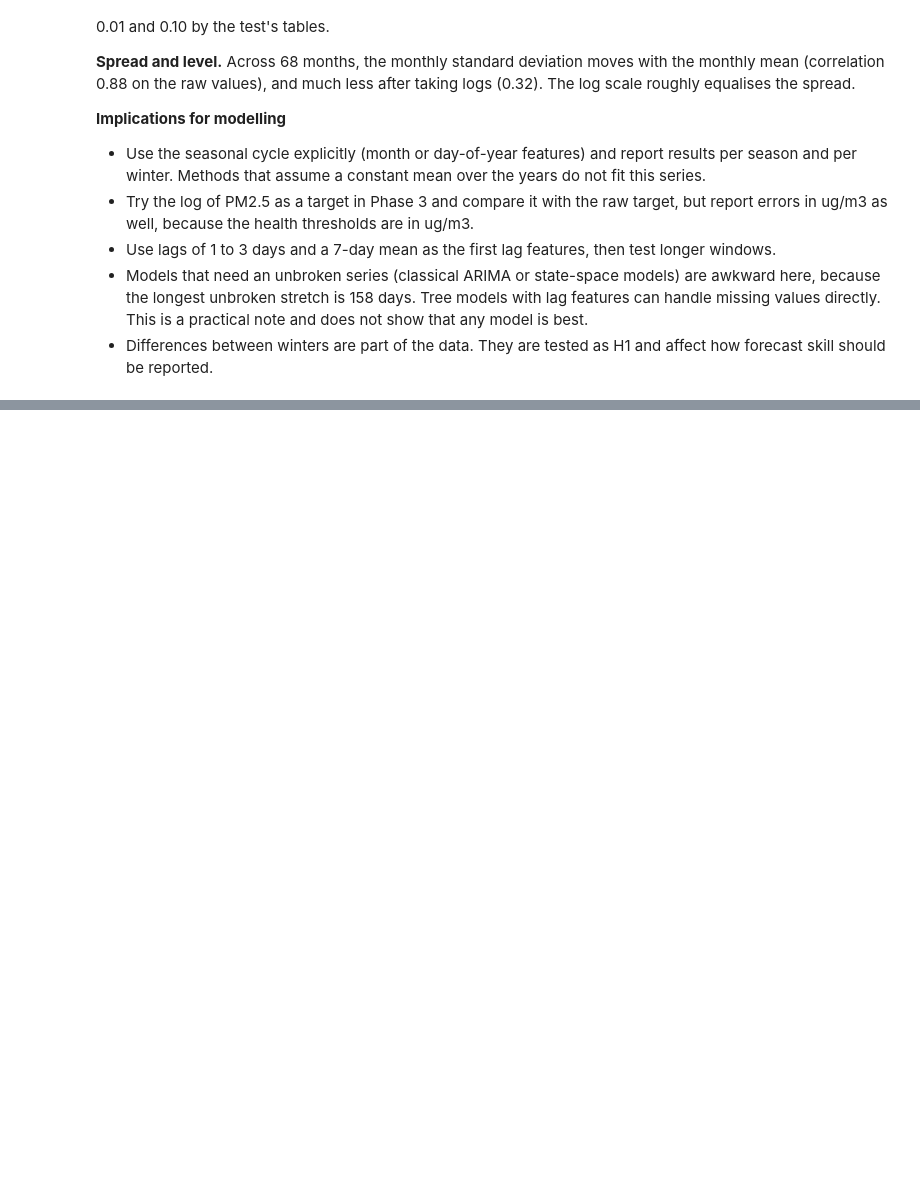
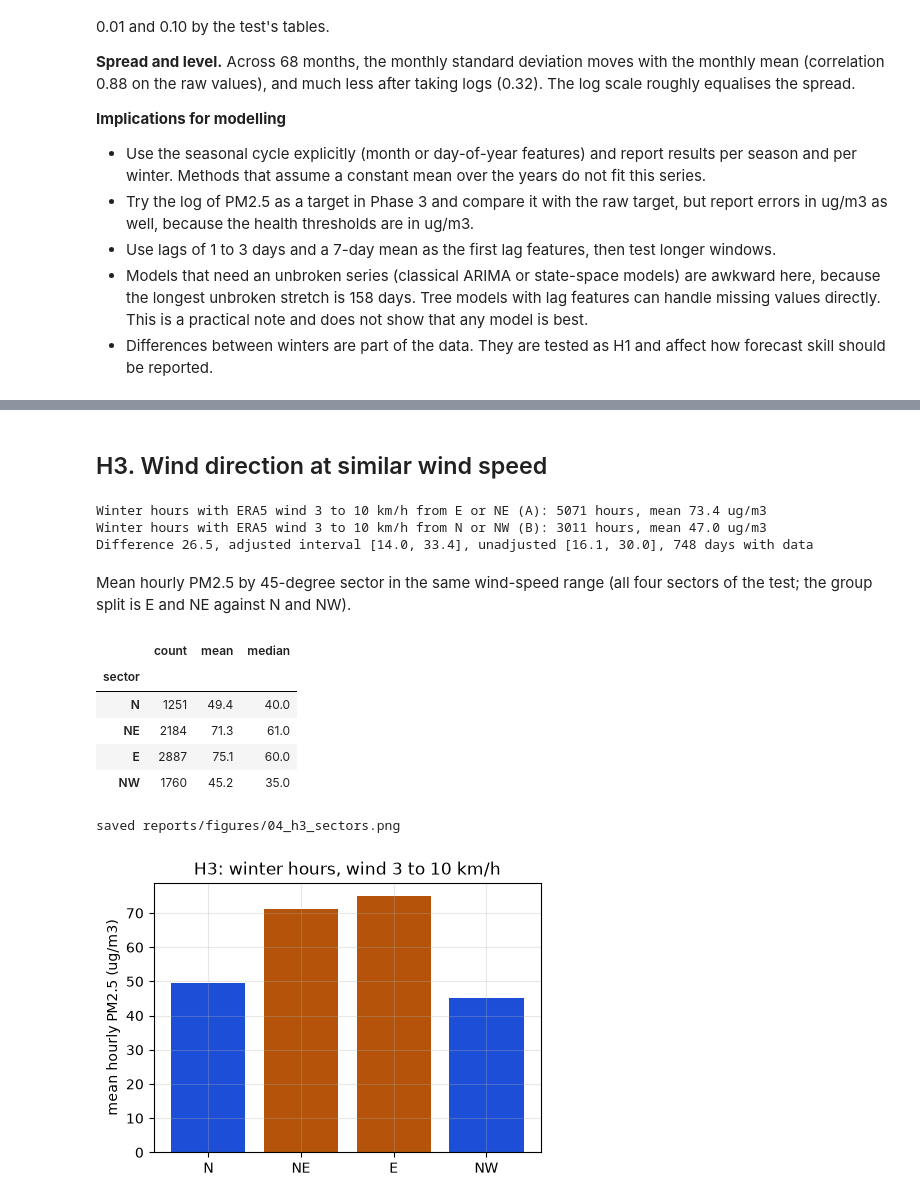
Before and after one commit to jushkinbekrashidovich/Aeron, a Jupyter notebook: notebooks/04_statistical_analysis.ipynb, the cells around one changed output, grey strips where cells are left out. Saved outputs shown, nothing was run; the diff lists cells and outputs as text; code cells hidden in the pictures; blank space fills up the shorter version.

```diff
--- a/notebooks/04_statistical_analysis.ipynb
+++ b/notebooks/04_statistical_analysis.ipynb
@@ -311,0 +536,45 @@ Not run. They wait for the review of `docs/research/hypotheses.md`. Once the hyp
+# %% [markdown]
+## H3. Wind direction at similar wind speed
+# %%
+r = family[family["id"] == "H3"].iloc[0]
+print(
+    f"Winter hours with ERA5 wind 3 to 10 km/h from E or NE (A): {int(r['hours_A'])} hours, mean {r['mean_A']:.1f} ug/m3"
+)
+print(
+    f"Winter hours with ERA5 wind 3 to 10 km/h from N or NW (B): {int(r['hours_B'])} hours, mean {r['mean_B']:.1f} ug/m3"
+)
+print(
+    f"Difference {r['estimate']:.1f}, adjusted interval [{r['lo_adj']:.1f}, {r['hi_adj']:.1f}], unadjusted [{r['lo_raw']:.1f}, {r['hi_raw']:.1f}], {int(r['days'])} days with data"
+)
+# %% [output]
+Winter hours with ERA5 wind 3 to 10 km/h from E or NE (A): 5071 hours, mean 73.4 ug/m3
+Winter hours with ERA5 wind 3 to 10 km/h from N or NW (B): 3011 hours, mean 47.0 ug/m3
+Difference 26.5, adjusted interval [14.0, 33.4], unadjusted [16.1, 30.0], 748 days with data
+# %% [markdown]
+Mean hourly PM2.5 by 45-degree sector in the same wind-speed range (all four sectors of the test; the group split is E and NE against N and NW).
+# %%
+h = hy.h3_prepare(hourly)
+e = h[(h["era5_wind_speed_10m"] > 3) & (h["era5_wind_speed_10m"] <= 10)].copy()
+e["sector"] = hy.sector_of(e["era5_wind_direction_10m"].to_numpy())
+by = (
+    e[e["sector"] != ""]
+    .groupby("sector")["pm25"]
+    .agg(["count", "mean", "median"])
+    .reindex(["N", "NE", "E", "NW"])
+)
+display(by.round(1))
+fig, ax = plt.subplots(figsize=(5, 3.5))
+ax.bar(by.index, by["mean"], color=["#1d4ed8", "#b45309", "#b45309", "#1d4ed8"])
+ax.set_ylabel("mean hourly PM2.5 (ug/m3)")
+ax.set_title("H3: winter hours, wind 3 to 10 km/h")
+save(fig, "04_h3_sectors")
+plt.show()
+# %% [output]
+|  | count | mean | median |
+| sector |  |  |  |
+| N | 1251 | 49.4 | 40.0 |
+| NE | 2184 | 71.3 | 61.0 |
+| E | 2887 | 75.1 | 60.0 |
+| NW | 1760 | 45.2 | 35.0 |
+saved reports/figures/04_h3_sectors.png
+[figure, added]
```
Also changed, not shown: parts of 28 cells of this notebook, 8 other files.
